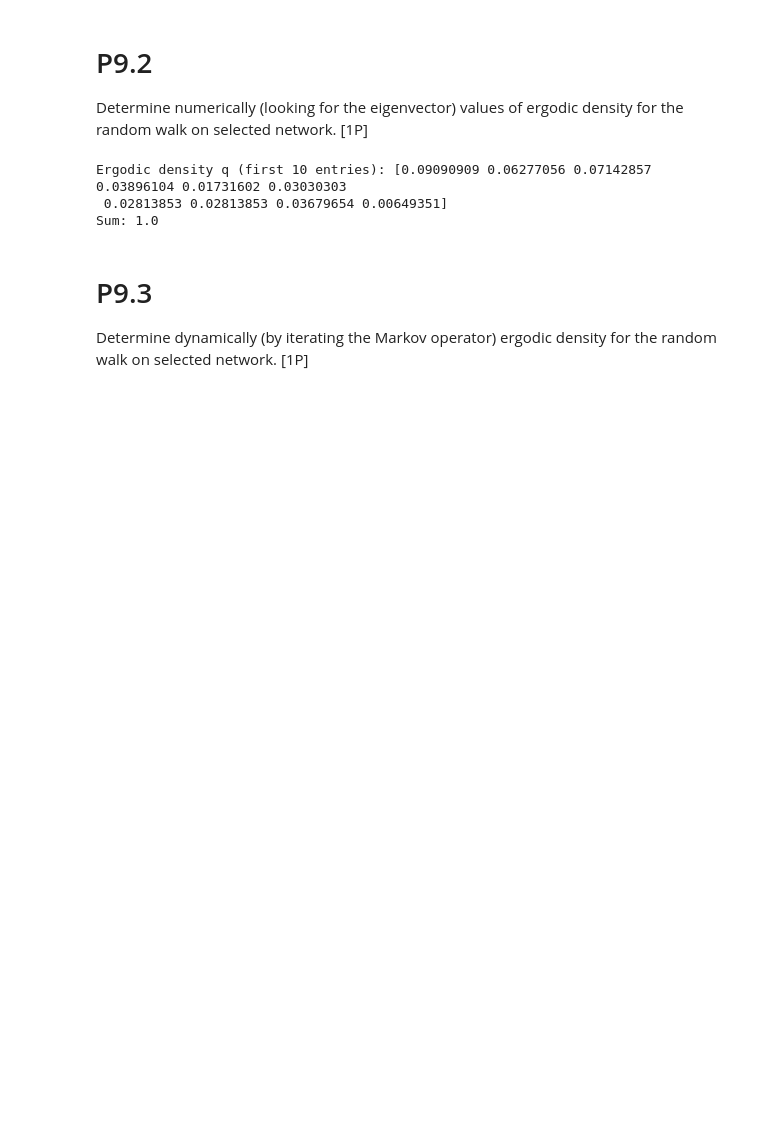
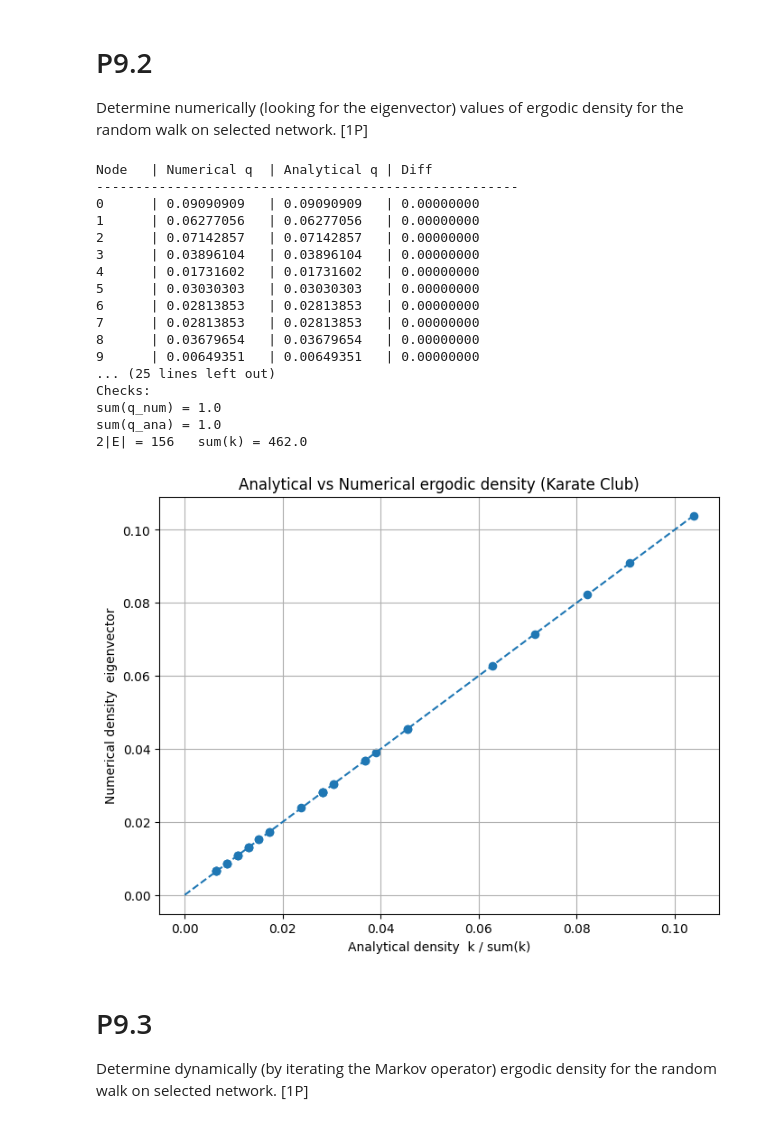
Before and after one commit to OganKuba/Social-Recomndation-Systems-Tasks, a Jupyter notebook: P9/P9.ipynb, the cells around one changed output. Cells and saved outputs as stored; diff of their text form; code cells hidden in the pictures; blank space fills up the shorter version.

```diff
--- a/P9/P9.ipynb
+++ b/P9/P9.ipynb
@@ -5,34 +5,70 @@ ergodic density for the random walk on selected network. [1P]
 # %%
 import numpy as np
 import networkx as nx
+import matplotlib.pyplot as plt
 
 G = nx.karate_club_graph()
-
 A = nx.to_numpy_array(G, dtype=float)
 
 n = A.shape[0]
 k = A.sum(axis=1)
+m = G.number_of_edges()
 
 P = np.zeros((n, n), dtype=float)
 for i in range(n):
     if k[i] > 0:
         P[:, i] = A[i, :] / k[i]
     else:
         P[i, i] = 1.0
 
 vals, vecs = np.linalg.eig(P)
 idx = np.argmin(np.abs(vals - 1))
 q = np.real(vecs[:, idx])
 
 q = np.abs(q)
 q = q / q.sum()
 
-print("Ergodic density q (first 10 entries):", q[:10])
-print("Sum:", q.sum())
+q_ana = k / k.sum()
+
+print(f"{'Node':<6} | {'Numerical q':<12} | {'Analytical q':<12} | {'Diff':<12}")
+print("-" * 54)
+for i in range(n):
+    diff = abs(q[i] - q_ana[i])
+    print(f"{i:<6} | {q[i]:.8f}   | {q_ana[i]:.8f}   | {diff:.8f}")
+
+print("\nChecks:")
+print("sum(q_num) =", q.sum())
+print("sum(q_ana) =", q_ana.sum())
+print("2|E| =", 2*m, "  sum(k) =", k.sum())
+
+plt.figure(figsize=(8, 6))
+plt.scatter(q_ana, q, s=35)
+mx = max(q_ana.max(), q.max())
+plt.plot([0, mx], [0, mx], linestyle='--')
+plt.xlabel('Analytical density  k / sum(k)')
+plt.ylabel('Numerical density  eigenvector')
+plt.title('Analytical vs Numerical ergodic density (Karate Club)')
+plt.grid(True)
+plt.show()
 # %% [output]
-Ergodic density q (first 10 entries): [0.09090909 0.06277056 0.07142857 0.03896104 0.01731602 0.03030303
- 0.02813853 0.02813853 0.03679654 0.00649351]
-Sum: 1.0
+Node   | Numerical q  | Analytical q | Diff
+------------------------------------------------------
+0      | 0.09090909   | 0.09090909   | 0.00000000
+1      | 0.06277056   | 0.06277056   | 0.00000000
+2      | 0.07142857   | 0.07142857   | 0.00000000
+3      | 0.03896104   | 0.03896104   | 0.00000000
+4      | 0.01731602   | 0.01731602   | 0.00000000
+5      | 0.03030303   | 0.03030303   | 0.00000000
+6      | 0.02813853   | 0.02813853   | 0.00000000
+7      | 0.02813853   | 0.02813853   | 0.00000000
+8      | 0.03679654   | 0.03679654   | 0.00000000
+9      | 0.00649351   | 0.00649351   | 0.00000000
+... (25 lines left out)
+Checks:
+sum(q_num) = 1.0
+sum(q_ana) = 1.0
+2|E| = 156   sum(k) = 462.0
+[figure, added]
 # %% [markdown]
 # P9.3
 Determine dynamically (by iterating the Markov operator)
```
Also changed, not shown: parts of 5 cells of this notebook, 3 other files.
